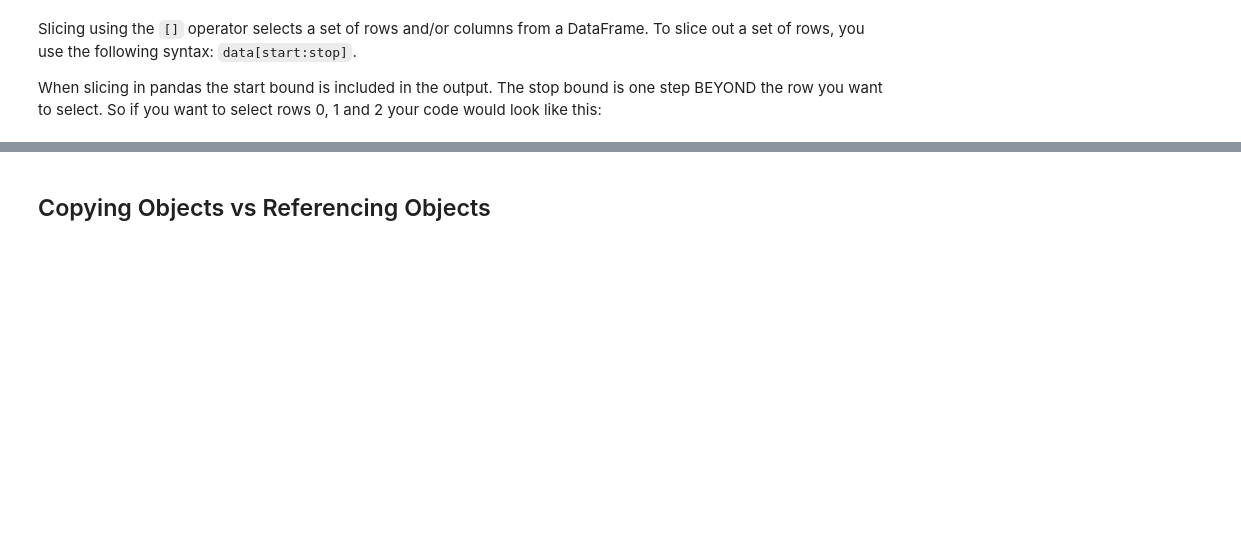
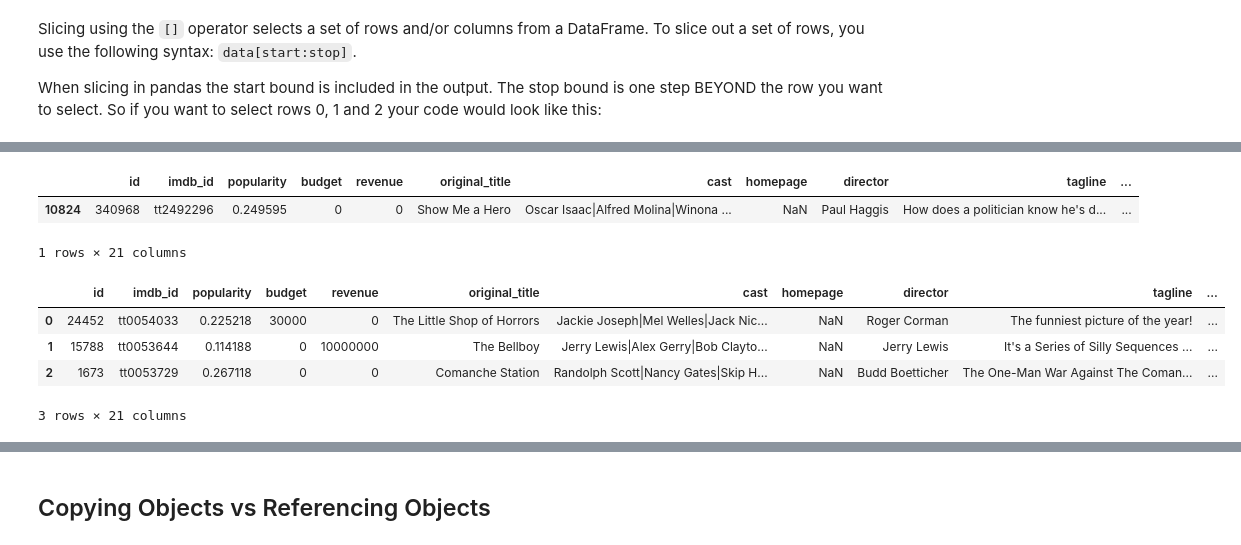
Before and after one commit to algomezb/pythonPractice, a Jupyter notebook: python-lesson-solution.ipynb, the cells around one changed output, grey strips where cells are left out. Drawn from its saved outputs; the diff is of its cells as text; code cells hidden in the pictures; blank space fills up the shorter version.

```diff
--- a/python-lesson-solution.ipynb
+++ b/python-lesson-solution.ipynb
@@ -695,0 +700,14 @@ my_data[-1:]
+# %%
+my_data[-1:]
+# %% [output]
+|  | id | imdb_id | popularity | budget | revenue | original_title | cast | homepage | director | tagline | ... |
+| 10824 | 340968 | tt2492296 | 0.249595 | 0 | 0 | Show Me a Hero | Oscar Isaac|Alfred Molina|Winona ... | NaN | Paul Haggis | How does a politician know he's d... | ... |
+1 rows × 21 columns
+# %%
+my_data[0:3]
+# %% [output]
+|  | id | imdb_id | popularity | budget | revenue | original_title | cast | homepage | director | tagline | ... |
+| 0 | 24452 | tt0054033 | 0.225218 | 30000 | 0 | The Little Shop of Horrors | Jackie Joseph|Mel Welles|Jack Nic... | NaN | Roger Corman | The funniest picture of the year! | ... |
+| 1 | 15788 | tt0053644 | 0.114188 | 0 | 10000000 | The Bellboy | Jerry Lewis|Alex Gerry|Bob Clayto... | NaN | Jerry Lewis | It's a Series of Silly Sequences ... | ... |
+| 2 | 1673 | tt0053729 | 0.267118 | 0 | 0 | Comanche Station | Randolph Scott|Nancy Gates|Skip H... | NaN | Budd Boetticher | The One-Man War Against The Coman... | ... |
+3 rows × 21 columns
```
Also changed, not shown: parts of 11 cells of this notebook.
